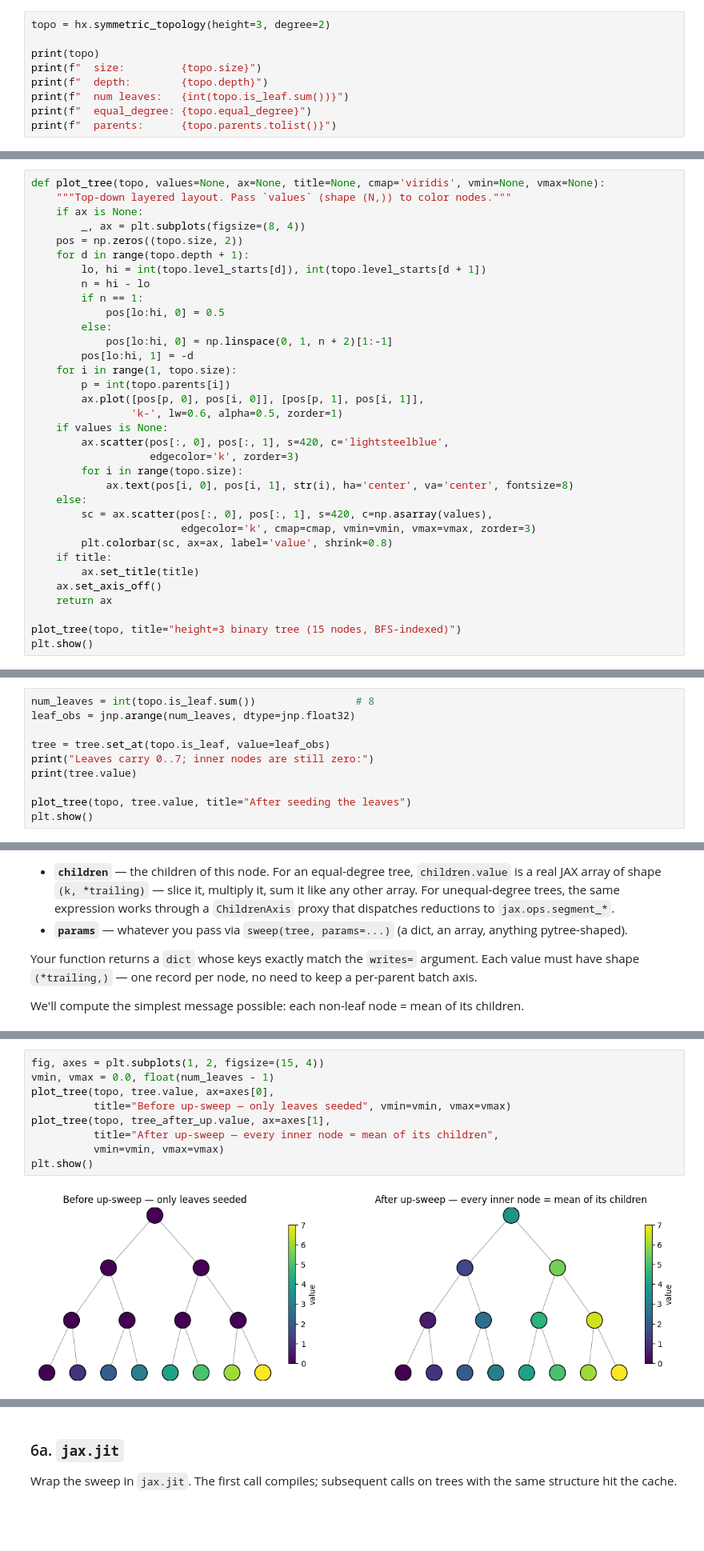
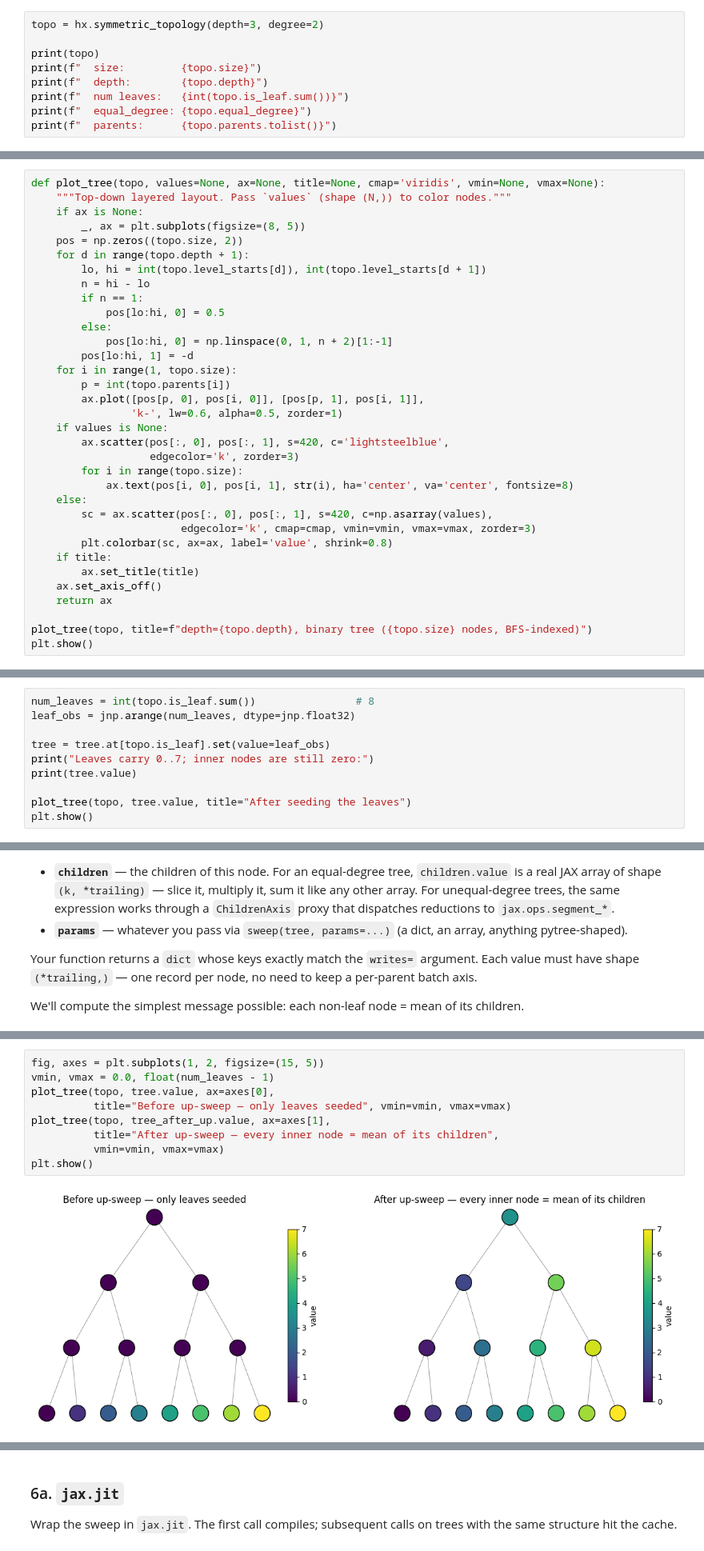
Before and after one commit to ComputationalEvolutionaryMorphometry/hyperiax, a Jupyter notebook: docs/source/notebooks/01_quickstart.ipynb, the cells around one changed output, grey strips where cells are left out. Shown at 80% size. Saved outputs shown, nothing was run; the diff lists cells and outputs as text; blank space fills up the shorter version.

```diff
--- a/docs/source/notebooks/01_quickstart.ipynb
+++ b/docs/source/notebooks/01_quickstart.ipynb
@@ -28,7 +28,7 @@ A `Topology` is a parent-pointer array plus a bunch of precomputed dispatch meta
 
 For perfectly symmetric trees there is a convenience constructor. We'll use a binary tree of height 3 — that's $1+2+4+8 = 15$ nodes.
 # %%
-topo = hx.symmetric_topology(height=3, degree=2)
+topo = hx.symmetric_topology(depth=3, degree=2)
 
 print(topo)
 print(f"  size:         {topo.size}")
@@ -51,7 +51,7 @@ A tiny matplotlib helper so we can see what's going on. Reuse this cell whenever
 def plot_tree(topo, values=None, ax=None, title=None, cmap='viridis', vmin=None, vmax=None):
     """Top-down layered layout. Pass `values` (shape (N,)) to color nodes."""
     if ax is None:
-        _, ax = plt.subplots(figsize=(8, 4))
+        _, ax = plt.subplots(figsize=(8, 5))
     pos = np.zeros((topo.size, 2))
     for d in range(topo.depth + 1):
         lo, hi = int(topo.level_starts[d]), int(topo.level_starts[d + 1])
@@ -79,6 +79,6 @@ def plot_tree(topo, values=None, ax=None, title=None, cmap='viridis', vmin=None,
     ax.set_axis_off()
     return ax
 
-plot_tree(topo, title="height=3 binary tree (15 nodes, BFS-indexed)")
+plot_tree(topo, title=f"depth={topo.depth}, binary tree ({topo.size} nodes, BFS-indexed)")
 plt.show()
 # %% [output]
@@ -114,7 +118,7 @@ Trees are immutable. Every "mutator" — `set`, `set_at`, `update`, `drop` — r
 num_leaves = int(topo.is_leaf.sum())                # 8
 leaf_obs = jnp.arange(num_leaves, dtype=jnp.float32)
 
-tree = tree.set_at(topo.is_leaf, value=leaf_obs)
+tree = tree.at[topo.is_leaf].set(value=leaf_obs)
 print("Leaves carry 0..7; inner nodes are still zero:")
 print(tree.value)
 
@@ -152,16 +208,16 @@ Mean of the leaves:          3.5
 All node values:
  [3.5 1.5 5.5 0.5 2.5 4.5 6.5 0.  1.  2.  3.  4.  5.  6.  7. ]
 # %%
-fig, axes = plt.subplots(1, 2, figsize=(15, 4))
+fig, axes = plt.subplots(1, 2, figsize=(15, 5))
 vmin, vmax = 0.0, float(num_leaves - 1)
 plot_tree(topo, tree.value, ax=axes[0],
           title="Before up-sweep — only leaves seeded", vmin=vmin, vmax=vmax)
 plot_tree(topo, tree_after_up.value, ax=axes[1],
           title="After up-sweep — every inner node = mean of its children",
           vmin=vmin, vmax=vmax)
 plt.show()
 # %% [output]
-[figure, old version]
+[figure, new version]
 # %% [markdown]
 Two things to notice:
 
```
Also changed, not shown: parts of 15 cells of this notebook, 39 other files.
